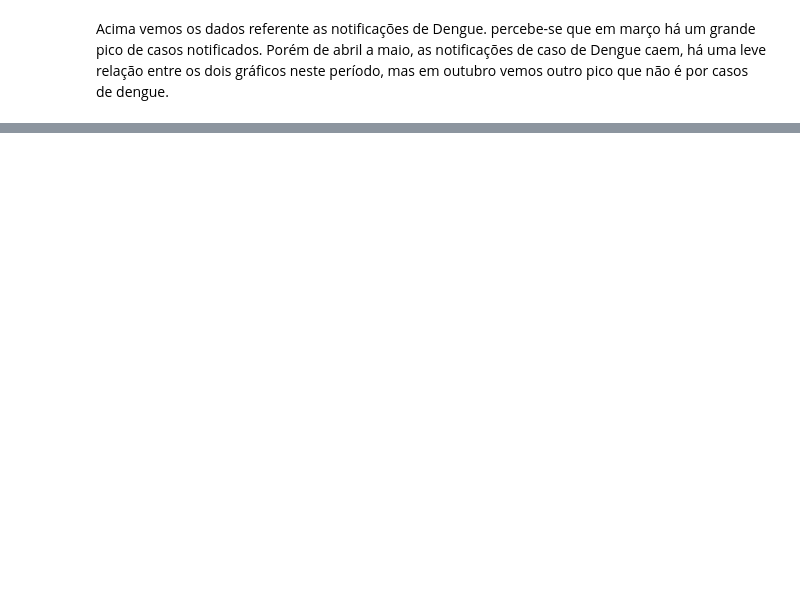
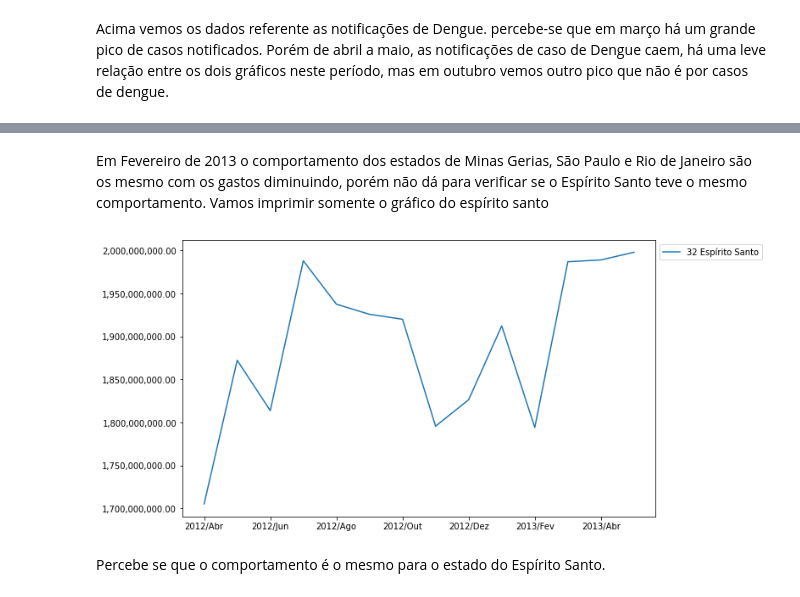
Before and after one commit to laugustovieira/BootCamp---Data-Science, a Jupyter notebook: Desafios_Modulo1_Aula3.ipynb, the cells around one changed output, grey strips where cells are left out. Saved outputs shown, nothing was run; the diff lists cells and outputs as text; code cells hidden in the pictures; blank space fills up the shorter version.

```diff
--- a/Desafios_Modulo1_Aula3.ipynb
+++ b/Desafios_Modulo1_Aula3.ipynb
@@ -143,0 +165,16 @@ Acima vemos os dados referente as notificações de Dengue. percebe-se que em ma
+# %% [markdown]
+Em Fevereiro de 2013 o comportamento dos estados de Minas Gerias, São Paulo e Rio de Janeiro são os mesmo com os gastos diminuindo, porém não dá para verificar se o Espírito Santo teve o mesmo comportamento. Vamos imprimir somente o gráfico do espírito santo
+# %%
+selecionados = ["32 Espírito Santo"]
+
+usaveis = usaveis.loc[selecionados]
+colunas_selecionadas = usaveis.columns[56:70]
+
+usaveis2 = usaveis[colunas_selecionadas]
+ax = usaveis2.T.plot(figsize=(10,6))
+plt.legend(bbox_to_anchor=(1,1))
+ax.yaxis.set_major_formatter(ticker.StrMethodFormatter("{x:,.2f}"))
+# %% [output]
+[figure, added]
+# %% [markdown]
+Percebe se que o comportamento é o mesmo para o estado do Espírito Santo.
```
Also changed, not shown: parts of 8 cells of this notebook.
